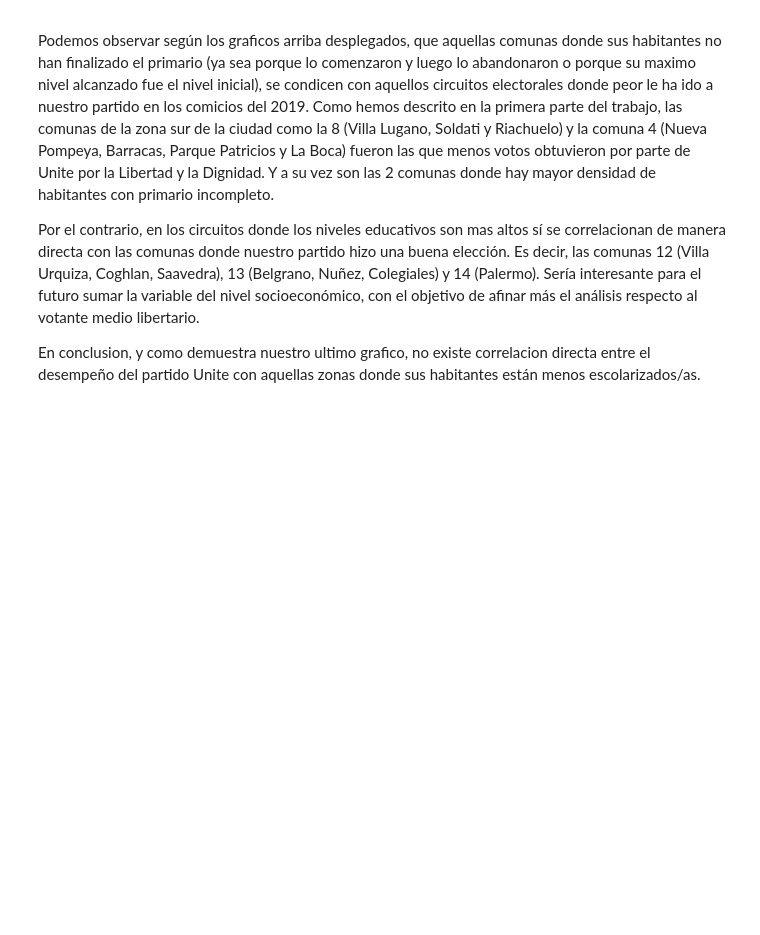
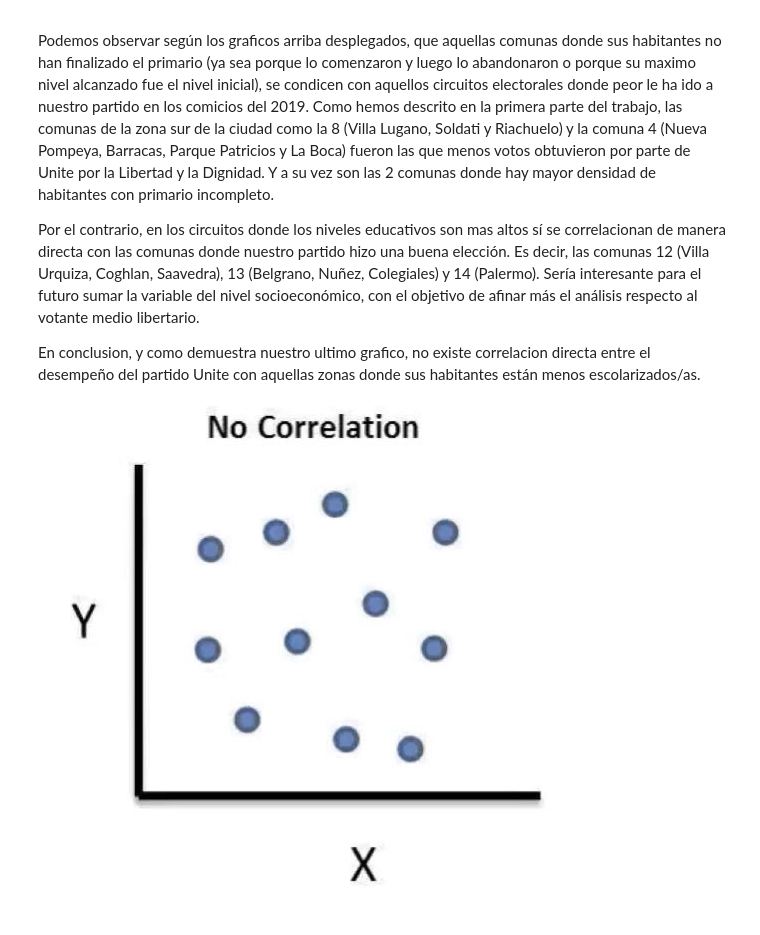
Before and after one commit to vickyfregonese/Trabajo-n2, a Jupyter notebook: tp_2_corregido.ipynb, the cells around one changed output. Cells and saved outputs as stored; diff of their text form; code cells hidden in the pictures; blank space fills up the shorter version.

```diff
--- a/tp_2_corregido.ipynb
+++ b/tp_2_corregido.ipynb
@@ -329,3 +329,8 @@ Podemos observar según los graficos arriba desplegados, que aquellas comunas do
 Por el contrario, en los circuitos donde los niveles educativos son mas altos sí se correlacionan de manera directa con las comunas donde nuestro partido hizo una buena elección. Es decir, las comunas 12 (Villa Urquiza, Coghlan, Saavedra), 13 (Belgrano, Nuñez, Colegiales) y 14 (Palermo). Sería interesante para el futuro sumar la variable del nivel socioeconómico, con el objetivo de afinar más el análisis respecto al votante medio libertario.
 
 En conclusion, y como demuestra nuestro ultimo grafico, no existe correlacion directa entre el desempeño del partido Unite con aquellas zonas donde sus habitantes están menos escolarizados/as.
+# %%
+from IPython.display import Image
+Image ("no_correlation.jpg")
+# %% [output]
+[figure, added]
```
Also changed, not shown: parts of 1 cell of this notebook.
